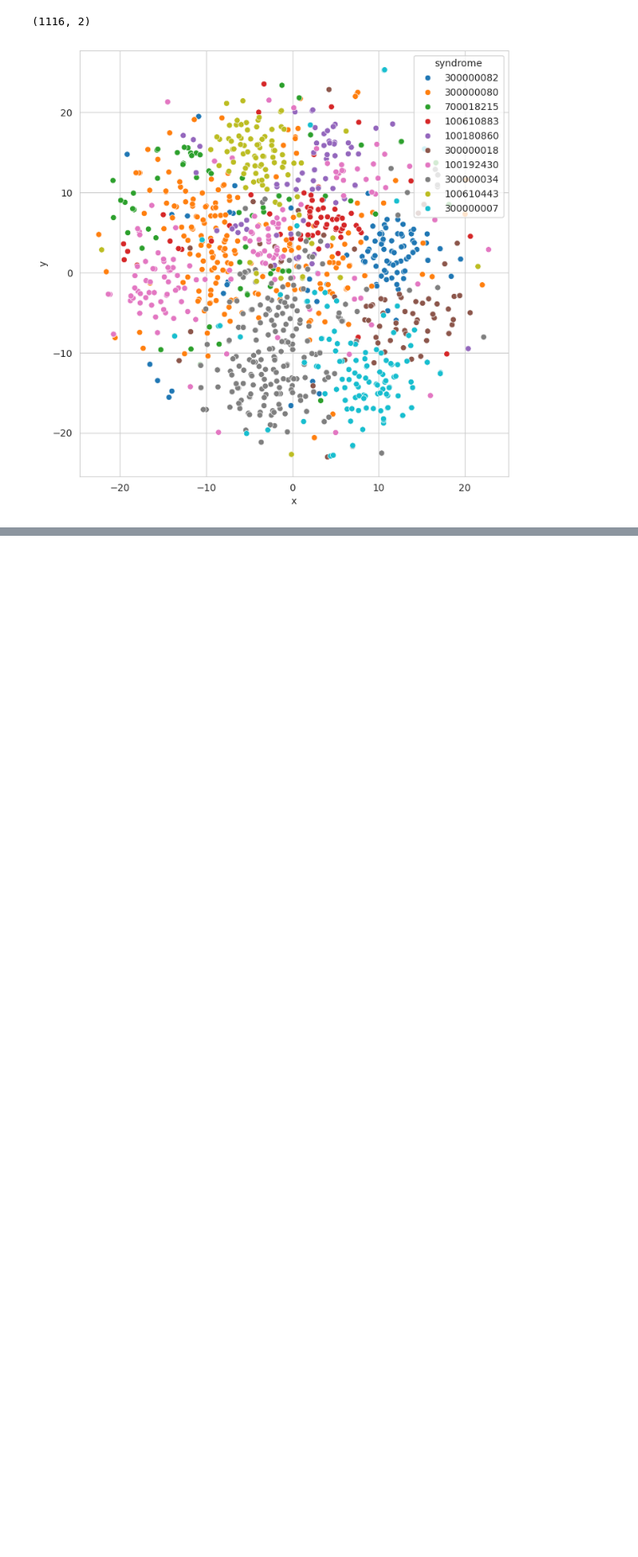
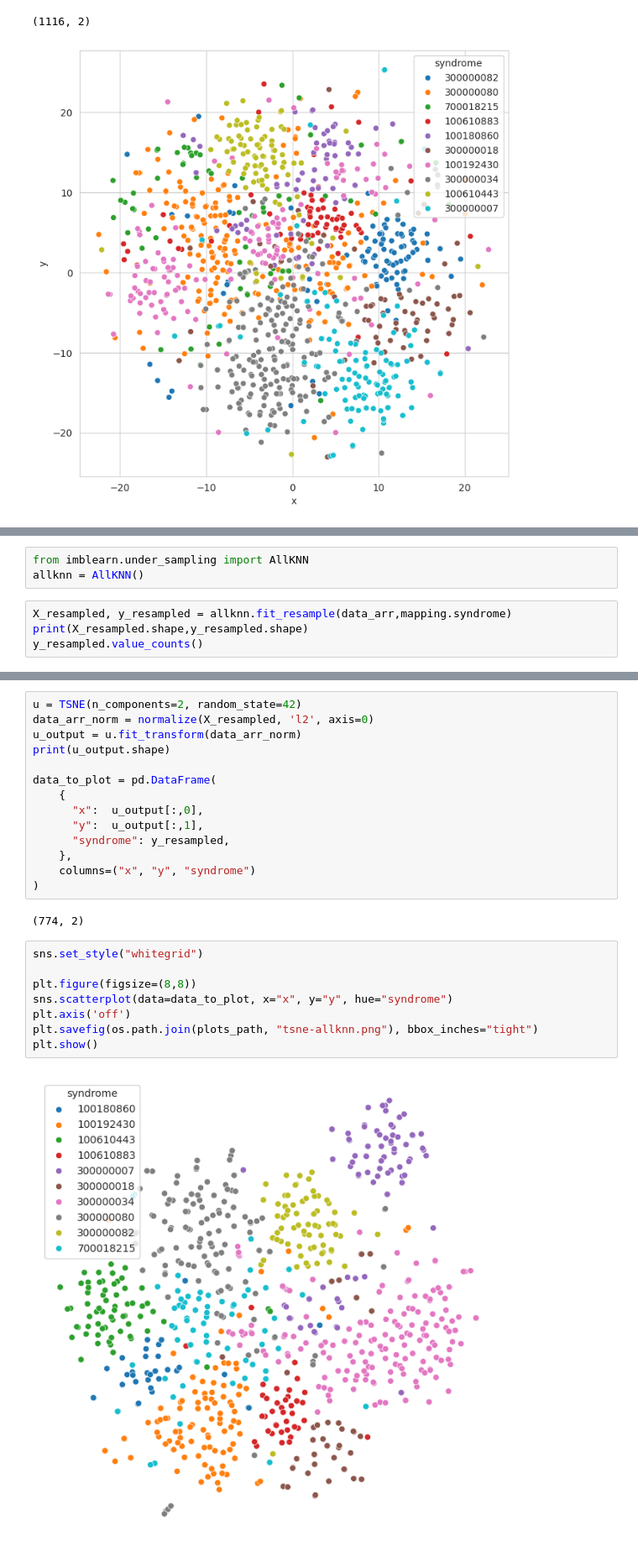
Before and after one commit to Dpbm/apollo-project, a Jupyter notebook: experiments/analysis.ipynb, the cells around one changed output, grey strips where cells are left out. Shown at 84% size. Drawn from its saved outputs; the diff is of its cells as text; blank space fills up the shorter version.

```diff
--- a/experiments/analysis.ipynb
+++ b/experiments/analysis.ipynb
@@ -714,0 +863,7 @@ NameError: name 'plots_path' is not defined
+# %%
+from imblearn.under_sampling import AllKNN
+allknn = AllKNN()
+# %%
+X_resampled, y_resampled = allknn.fit_resample(data_arr,mapping.syndrome)
+print(X_resampled.shape,y_resampled.shape)
+y_resampled.value_counts()
@@ -714,0 +885,26 @@ NameError: name 'plots_path' is not defined
+# %%
+u = TSNE(n_components=2, random_state=42)
+data_arr_norm = normalize(X_resampled, 'l2', axis=0)
+u_output = u.fit_transform(data_arr_norm)
+print(u_output.shape)
+
+data_to_plot = pd.DataFrame(
+    {
+      "x":  u_output[:,0],
+      "y":  u_output[:,1],
+      "syndrome": y_resampled,
+    },
+    columns=("x", "y", "syndrome")
+)
+# %% [output]
+(774, 2)
+# %%
+sns.set_style("whitegrid")
+
+plt.figure(figsize=(8,8))
+sns.scatterplot(data=data_to_plot, x="x", y="y", hue="syndrome")
+plt.axis('off')
+plt.savefig(os.path.join(plots_path, "tsne-allknn.png"), bbox_inches="tight")
+plt.show()
+# %% [output]
+[figure, added]
```
Also changed, not shown: parts of 19 cells of this notebook.
